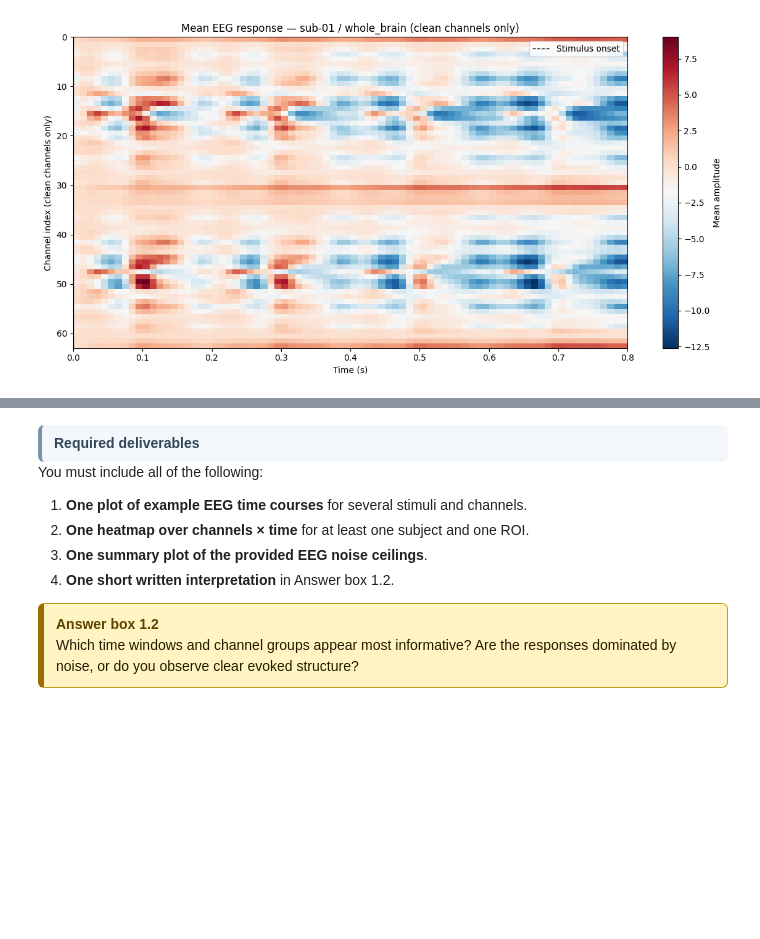
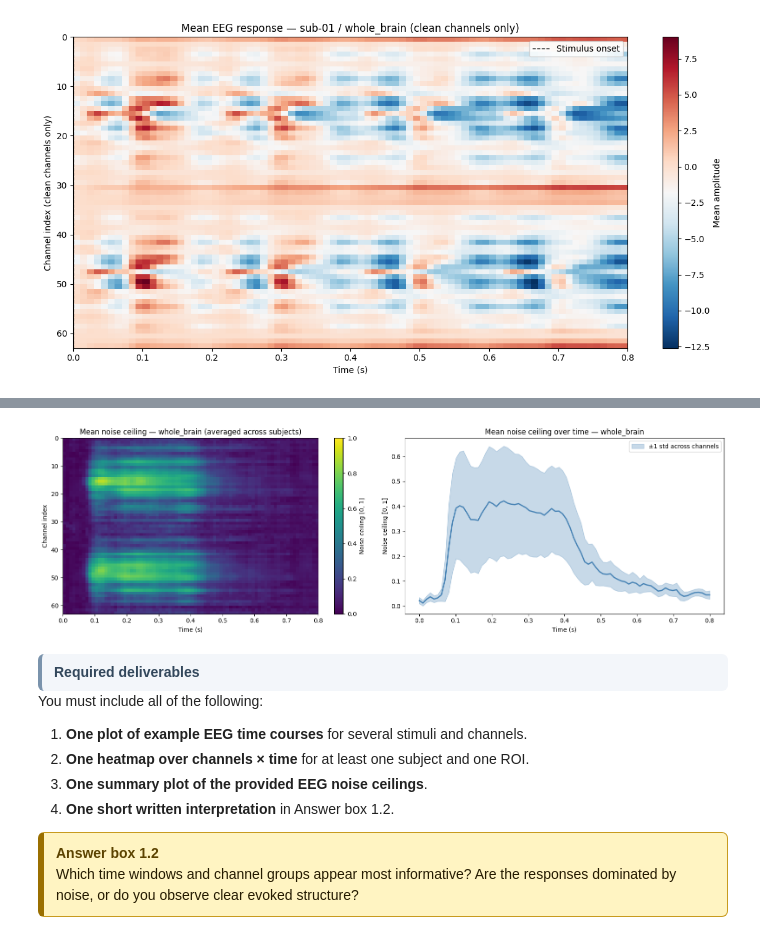
Before and after one commit to AnastasisPap/Brain-like-computation-and-intelligence-project, a Jupyter notebook: nx414_project_2026.ipynb, the cells around one changed output, grey strips where cells are left out. Saved outputs shown, nothing was run; the diff lists cells and outputs as text; code cells hidden in the pictures; blank space fills up the shorter version.

```diff
--- a/nx414_project_2026.ipynb
+++ b/nx414_project_2026.ipynb
@@ -1459,3 +1642,45 @@ Clean channels: 3 / 3 (100.0%)
+# %%
+# Load and average noise ceilings across all subjects for whole_brain
+roi      = "whole_brain"
+subjects = [f"sub-{i:02d}" for i in range(1, 11)]
+
+nc_all = []
+with h5py.File(EEG_PATH, "r") as f:
+    for subj in subjects:
+        nc = f[f"noise_ceilings/{subj}/{roi}"][:]  # (n_channels, 80)
+        nc_all.append(nc)
+
+nc_mean = np.mean(nc_all, axis=0) / 100  # (n_channels, 80), convert to [0,1]
+
+fig, axes = plt.subplots(1, 2, figsize=(16, 5))
+
+# Heatmap over channels x time
+im = axes[0].imshow(nc_mean, aspect="auto", cmap="viridis",
+                    interpolation="nearest",
+                    extent=[0, 0.8, nc_mean.shape[0], 0],
+                    vmin=0, vmax=1)
+axes[0].set_xlabel("Time (s)")
+axes[0].set_ylabel("Channel index")
+axes[0].set_title(f"Mean noise ceiling — {roi} (averaged across subjects)")
+plt.colorbar(im, ax=axes[0], label="Noise ceiling [0, 1]")
+
+# Mean over channels per timepoint
+time_axis = np.linspace(0, 0.8, 80)
+axes[1].plot(time_axis, nc_mean.mean(axis=0), color="steelblue", linewidth=2)
+axes[1].fill_between(time_axis,
+                      nc_mean.mean(axis=0) - nc_mean.std(axis=0),
+                      nc_mean.mean(axis=0) + nc_mean.std(axis=0),
+                      alpha=0.3, color="steelblue", label="±1 std across channels")
+axes[1].set_xlabel("Time (s)")
+axes[1].set_ylabel("Noise ceiling [0, 1]")
+axes[1].set_title(f"Mean noise ceiling over time — {roi}")
+axes[1].legend()
+
+plt.tight_layout()
+plt.savefig("images/noise_ceiling_heatmap_whole_brain.png", dpi=150, bbox_inches="tight")
+plt.show()
+# %% [output]
+[figure, added]
 # %% [markdown]
 <div style="background:#f3f6fa; border-left:4px solid #7a93ac; padding:8px 12px; border-radius:6px; font-weight:700; color:#32475b;">Required deliverables</div>
 
```
Also changed, not shown: parts of 6 cells of this notebook, 8 other files.
